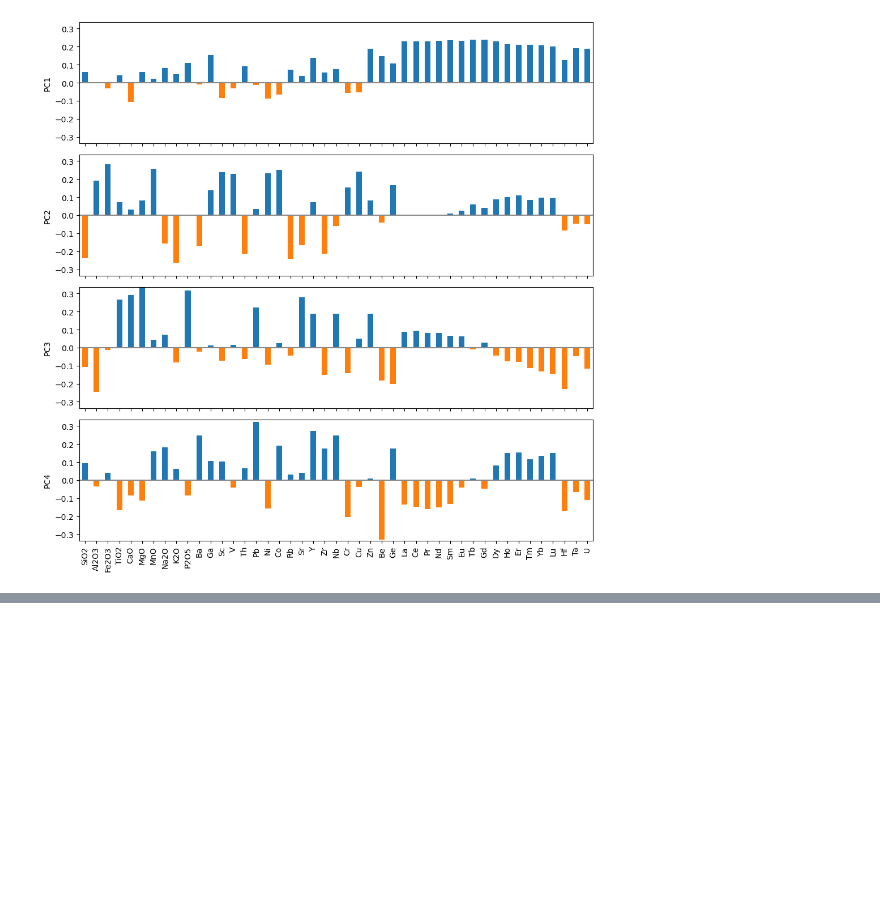
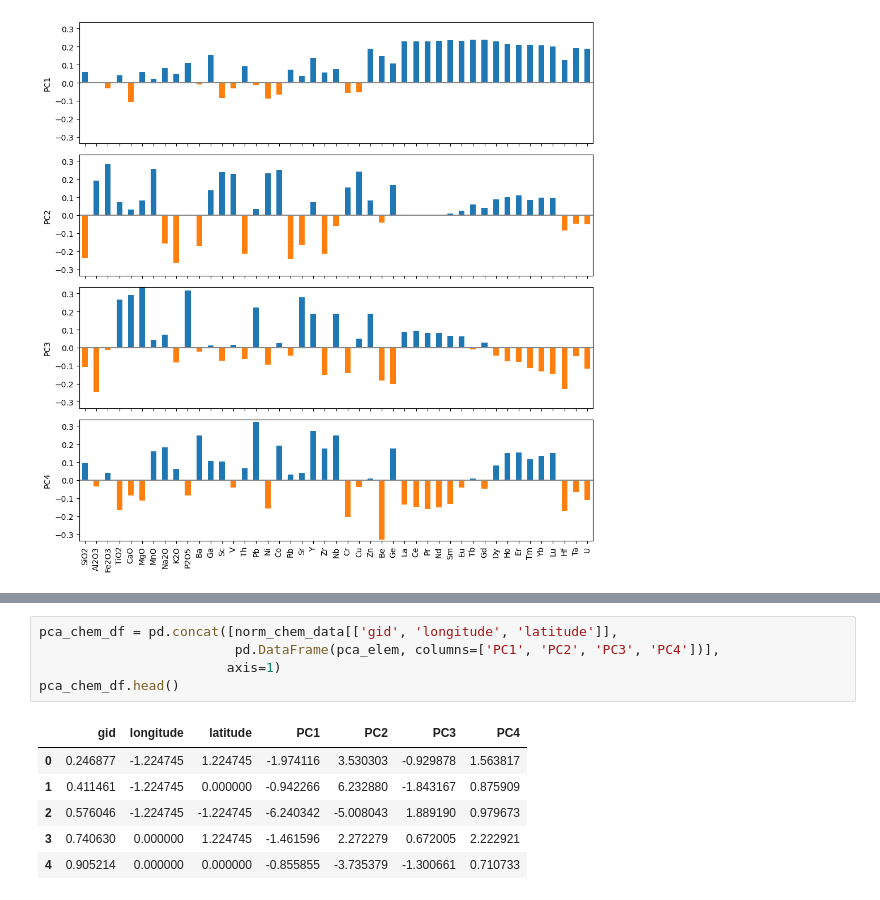
Before and after one commit to Ashish-Sasna/CMT-GSC-AI, a Jupyter notebook: Stream sediments.ipynb, the cells around one changed output, grey strips where cells are left out. Cells and saved outputs as stored; diff of their text form; blank space fills up the shorter version.

```diff
--- a/Stream sediments.ipynb
+++ b/Stream sediments.ipynb
@@ -523,0 +484,12 @@ plt.show()
+# %%
+pca_chem_df = pd.concat([norm_chem_data[['gid', 'longitude', 'latitude']],
+                         pd.DataFrame(pca_elem, columns=['PC1', 'PC2', 'PC3', 'PC4'])],
+                        axis=1)
+pca_chem_df.head()
+# %% [output]
+|  | gid | longitude | latitude | PC1 | PC2 | PC3 | PC4 |
+| 0 | 0.246877 | -1.224745 | 1.224745 | -1.974116 | 3.530303 | -0.929878 | 1.563817 |
+| 1 | 0.411461 | -1.224745 | 0.000000 | -0.942266 | 6.232880 | -1.843167 | 0.875909 |
+| 2 | 0.576046 | -1.224745 | -1.224745 | -6.240342 | -5.008043 | 1.889190 | 0.979673 |
+| 3 | 0.740630 | 0.000000 | 1.224745 | -1.461596 | 2.272279 | 0.672005 | 2.222921 |
+| 4 | 0.905214 | 0.000000 | 0.000000 | -0.855855 | -3.735379 | -1.300661 | 0.710733 |
```
Also changed, not shown: parts of 26 cells of this notebook.
